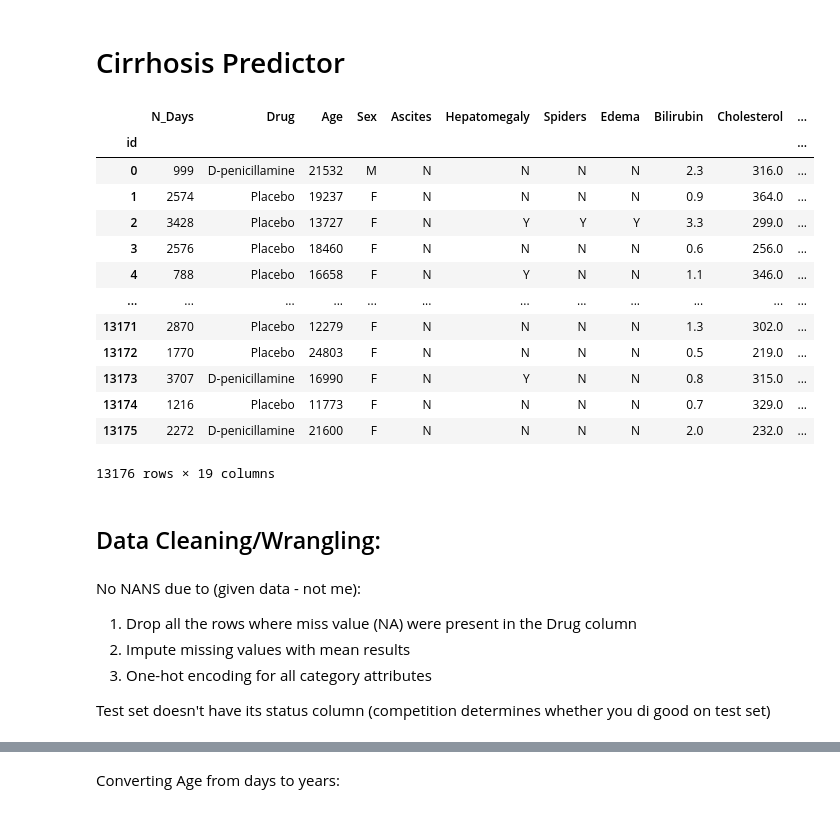
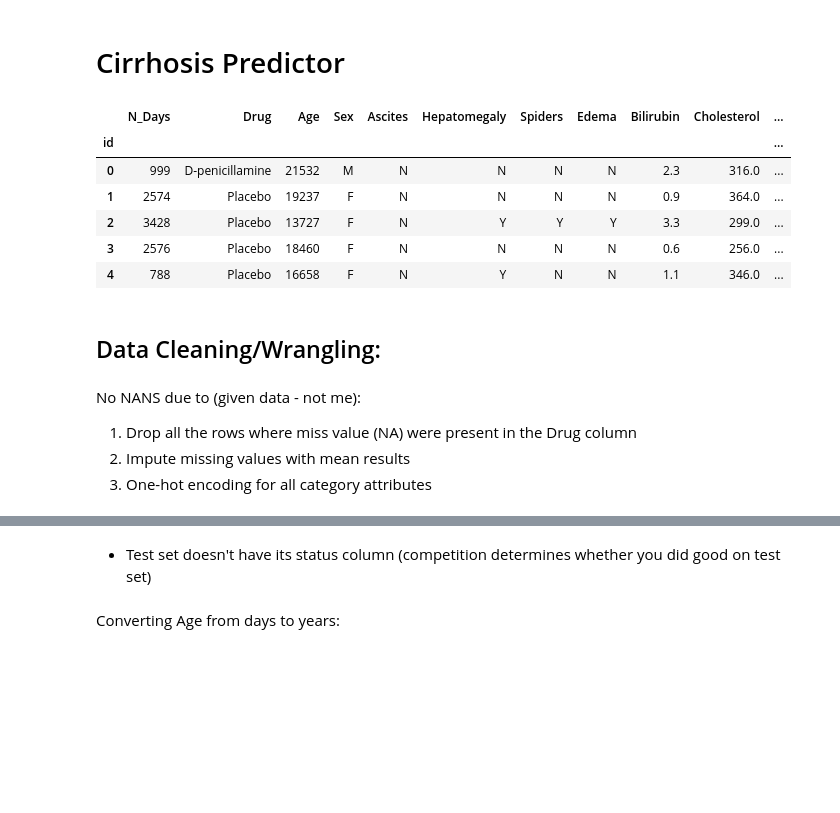
Before and after one commit to BrandonDioneda/Multi-Class-Prediction-of-Cirrhosis-Outcomes, a Jupyter notebook: cirrhosis.ipynb, the cells around one changed output, grey strips where cells are left out. Cells and saved outputs as stored; diff of their text form; code cells hidden in the pictures; blank space fills up the shorter version.

```diff
--- a/cirrhosis.ipynb
+++ b/cirrhosis.ipynb
@@ -11,22 +11,15 @@ test  = pd.read_csv('data/test.csv')
 # %%
 data = pd.concat([train, test])
 data.set_index('id', inplace=True)
-data
+data.head()
 # %% [output]
 |  | N_Days | Drug | Age | Sex | Ascites | Hepatomegaly | Spiders | Edema | Bilirubin | Cholesterol | ... |
 | id |  |  |  |  |  |  |  |  |  |  | ... |
 | 0 | 999 | D-penicillamine | 21532 | M | N | N | N | N | 2.3 | 316.0 | ... |
 | 1 | 2574 | Placebo | 19237 | F | N | N | N | N | 0.9 | 364.0 | ... |
 | 2 | 3428 | Placebo | 13727 | F | N | Y | Y | Y | 3.3 | 299.0 | ... |
 | 3 | 2576 | Placebo | 18460 | F | N | N | N | N | 0.6 | 256.0 | ... |
 | 4 | 788 | Placebo | 16658 | F | N | Y | N | N | 1.1 | 346.0 | ... |
-| ... | ... | ... | ... | ... | ... | ... | ... | ... | ... | ... | ... |
-| 13171 | 2870 | Placebo | 12279 | F | N | N | N | N | 1.3 | 302.0 | ... |
-| 13172 | 1770 | Placebo | 24803 | F | N | N | N | N | 0.5 | 219.0 | ... |
-| 13173 | 3707 | D-penicillamine | 16990 | F | N | Y | N | N | 0.8 | 315.0 | ... |
-| 13174 | 1216 | Placebo | 11773 | F | N | N | N | N | 0.7 | 329.0 | ... |
-| 13175 | 2272 | D-penicillamine | 21600 | F | N | N | N | N | 2.0 | 232.0 | ... |
-13176 rows × 19 columns
 # %% [markdown]
 ## Data Cleaning/Wrangling:
 # %% [markdown]
@@ -34,8 +27,6 @@ No NANS due to (given data - not me):
 1. Drop all the rows where miss value (NA) were present in the Drug column
 2. Impute missing values with mean results
 3. One-hot encoding for all category attributes
-
-Test set doesn't have its status column (competition determines whether you di good on test set)
 # %%
 data.isna().sum()
 # %% [output]
@@ -59,6 +50,8 @@ Prothrombin         0
 Stage               0
 Status           5271
 dtype: int64
+# %% [markdown]
+- Test set doesn't have its status column (competition determines whether you did good on test set)
 # %% [markdown]
 Converting Age from days to years:
 # %%
```
Also changed, not shown: parts of 41 cells of this notebook, 3 other files.
